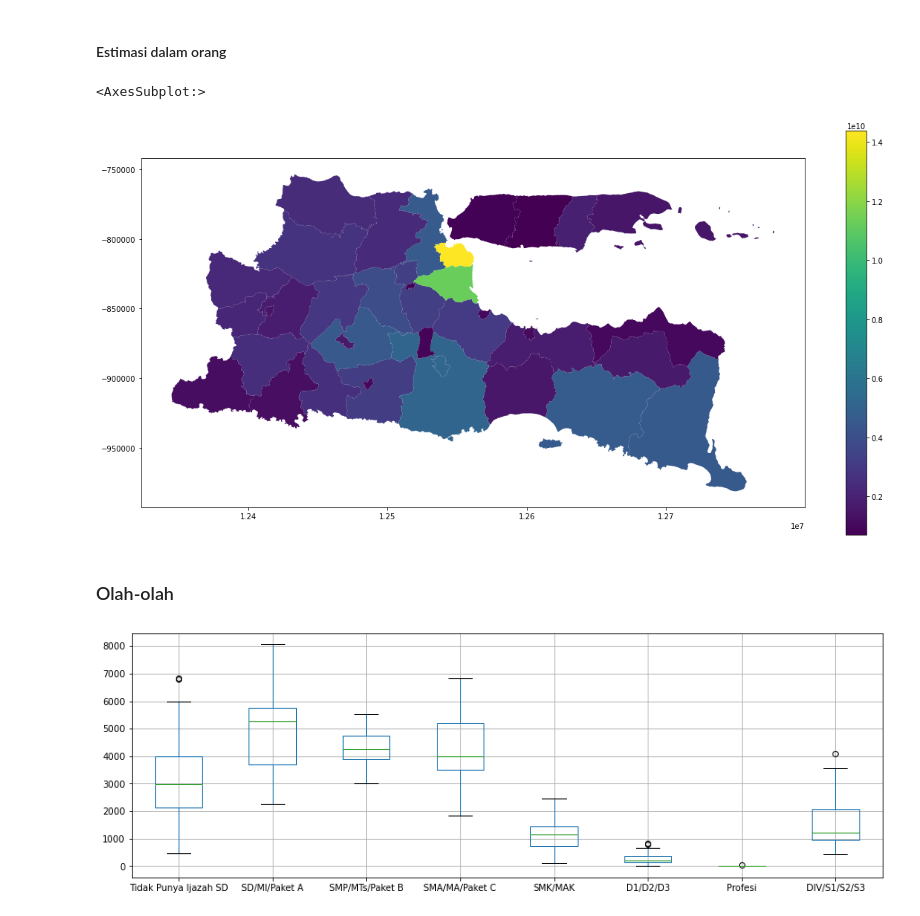
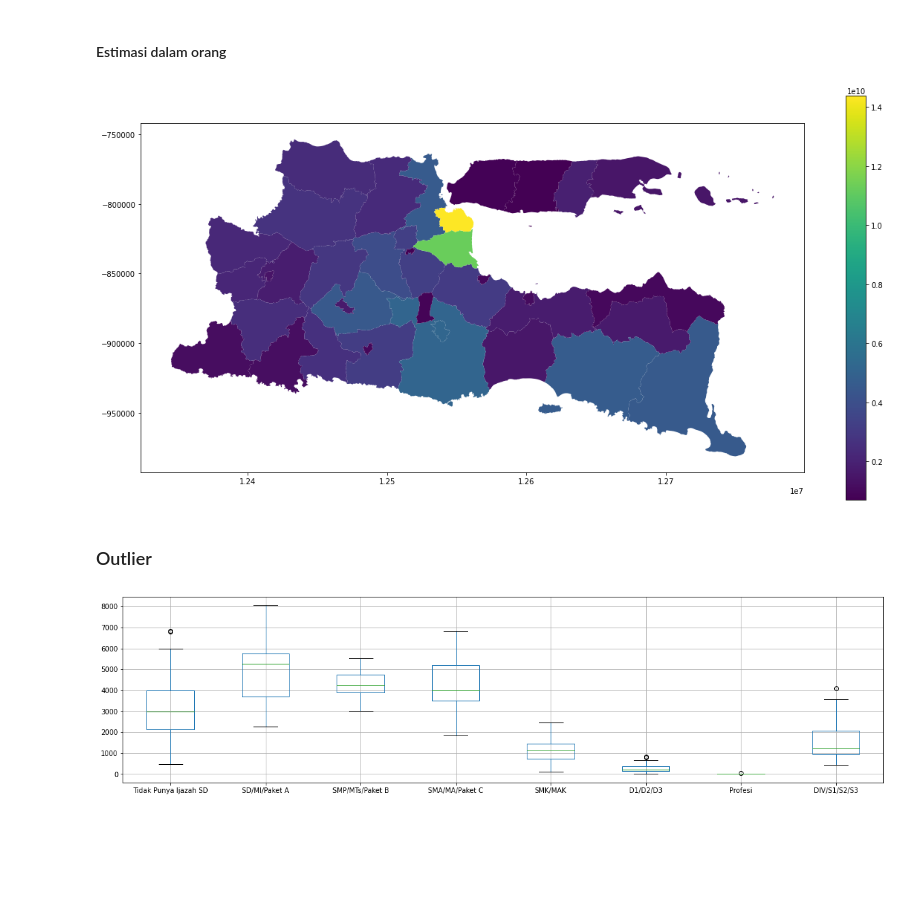
Before and after one commit to azamaulanaaa/jatim-on-data, a Jupyter notebook: Spatial Analysis.ipynb, the cells around one changed output. Saved outputs shown, nothing was run; the diff lists cells and outputs as text; code cells hidden in the pictures; blank space fills up the shorter version.

```diff
--- a/Spatial Analysis.ipynb
+++ b/Spatial Analysis.ipynb
@@ -31,3 +32,5 @@ import matplotlib.pyplot as plt
+# %%
+REPO = "https://github.com/azamaulanaaa/jatim-on-data/raw/master"
 # %% [markdown]
 ## Read Data
 # %% [markdown]
@@ -109,7 +207,12 @@ df_covid.head()
 # %%
-df_ijazah_l = pd.read_csv(
-    filepath_or_buffer = "./data bersih/persentase laki-laki berdasarkan ijazah terakhir.csv",
+dfIjazahL = pd.read_csv(
+    filepath_or_buffer = pyunduh.Default(
+        "{}/sample data/persentase laki-laki berdasarkan ijazah terakhir.csv".format(REPO),
+    ),
     index_col = 0,
+).sort_values(
+    by = ["Tingkat", "Wilayah"],
+    ignore_index = True,
 )
-df_ijazah_l.head()
+dfIjazahL.info()
 # %% [output]
@@ -122,9 +238,14 @@ df_ijazah_l.head()
 # %%
-df_ijazah_p = pd.read_csv(
-    filepath_or_buffer = "./data bersih/persentase perempuan berdasarkan ijazah terakhir.csv",
+dfIjazahP = pd.read_csv(
+    filepath_or_buffer = pyunduh.Default(
+        "{}/sample data/persentase perempuan berdasarkan ijazah terakhir.csv".format(REPO),
+    ),
     index_col = 0,
+).sort_values(
+    by = ["Tingkat", "Wilayah"],
+    ignore_index = True,
 )
-df_ijazah_p.head()
+dfIjazahP.head()
 # %% [output]
 |  | Wilayah | Tingkat | Tidak Punya Ijazah SD | SD/MI/Paket A | SMP/MTs/Paket B | SMA/MA/Paket C | SMK/MAK | ... |
 | 0 | Bangkalan | Kabupaten | 2611 | 4090 | 1778 | 1254 | 67 | ... |
@@ -261,0 +258,6 @@ df_ijazah.head()
+# %%
+dfIjazah = pd.concat([
+    dfIjazahL[["Wilayah", "Tingkat"]],
+    dfIjazahL.drop(columns = ["Wilayah", "Tingkat"]) + dfIjazahP.drop(columns = ["Wilayah", "Tingkat"])
+], axis = 1)
+dfIjazah.info()
@@ -392,24 +468,31 @@ gdf.plot(
 # %% [markdown]
 #### Estimasi dalam orang
 # %%
+fig = plt.gcf()
+fig.set_size_inches(20, 10)
+ax = fig.add_subplot()
+
 gdf.plot(
-    column = (df_ijazah["DIV/S1/S2/S3"] + df_ijazah["Profesi"] + df_ijazah["D1/D2/D3"] + df_ijazah["SMK/MAK"]) * df_sensus["Total Jenis Kelamin"],
+    column = (dfIjazah["DIV/S1/S2/S3"] + dfIjazah["Profesi"] + dfIjazah["D1/D2/D3"] + dfIjazah["SMK/MAK"]) * dfSensus["Total Jenis Kelamin"],
     legend = True,
-    figsize = (20, 10),
+    ax = ax,
 )
+
+plt.show()
 # %% [output]
-<AxesSubplot:>
 [figure]
-# %% [markdown]
-### Olah-olah
+# %% [markdown]
+### Outlier
 # %%
 fig = plt.gcf()
-fig.set_size_inches((15,5))
+fig.set_size_inches((20,5))
 ax = fig.add_subplot()
-df_ijazah.boxplot(ax=ax)
+
+dfIjazah.boxplot(ax=ax)
+
 plt.show()
 # %% [output]
-[figure, old version]
+[figure, new version]
 # %%
 def outlier(s: pd.Series):
     q1 = s.quantile(0.25)
```
Also changed, not shown: parts of 63 cells of this notebook.
